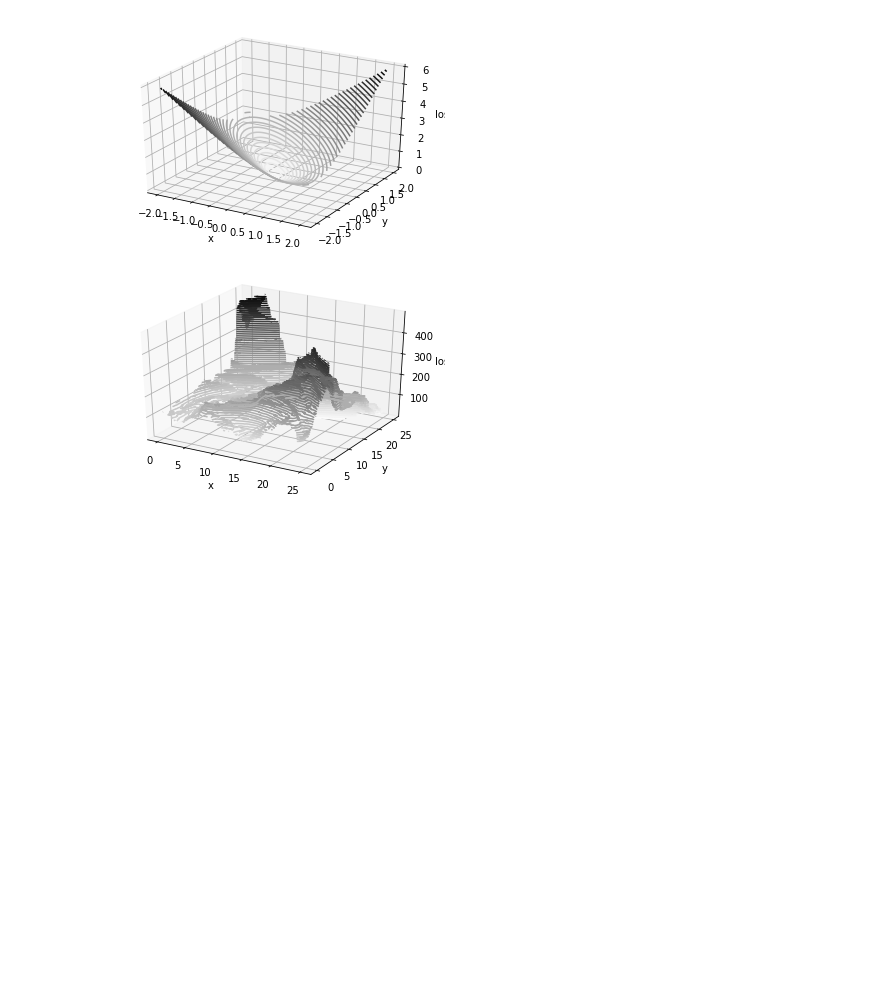
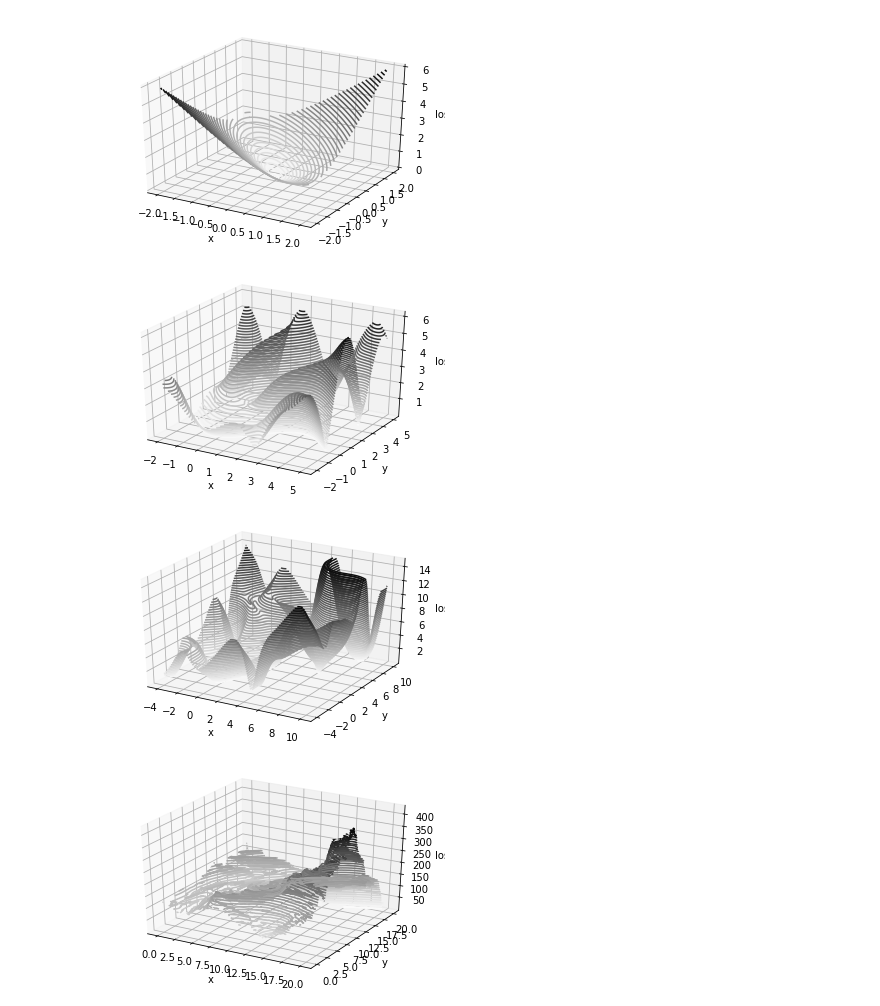
Before and after one commit to bhoov/ngd-vis, a Jupyter notebook: notebook/example_loss_fnc.ipynb, the cells around one changed output. Drawn from its saved outputs; the diff is of its cells as text; code cells hidden in the pictures; blank space fills up the shorter version.

```diff
--- a/notebook/example_loss_fnc.ipynb
+++ b/notebook/example_loss_fnc.ipynb
@@ -119,9 +121,35 @@ def landscape_2d(xy):
 
     loss = z1 ** 2 + z2 ** 2
     return loss, None, None
+
+def landscape_2d_simple(xy):
+    x1,x2 = xy[0,:], xy[1,:]
+
+    y1 = x1 + np.sin(x2);    y2 = np.cos(x1) + x2
+    z1 = y1 * np.sin(y2);    z2 = np.cos(y1) * y2
+
+    loss = z1 ** 2 + z2 ** 2
+    return loss, None, None
+
+def landscape_2d_simple2(xy):
+    x1,x2 = xy[0,:], xy[1,:]
+
+    y1 = x1 + np.sin(x2);    y2 = np.cos(x1) + x2
+    z1 = y1 * np.sin(y2) + np.cos(y1) * y2; z2 = np.sin(y1) * y2 + y1 * np.cos(y2)
+
+    loss = z1 ** 2 + z2 ** 2
+    return loss, None, None
 # %%
-nx = 301; x0 = np.linspace(0,25, nx)
+nx = 201; x0 = np.linspace(-2,5, nx)
+plot_3d(landscape_2d_simple, x0)
 
+
+nx = 201; x0 = np.linspace(-4,10, nx)
+plot_3d(landscape_2d_simple2, x0)
+
+nx = 301; x0 = np.linspace(0,20, nx)
 plot_3d(landscape_2d, x0)
 # %% [output]
-[figure, old version]
+[figure, new version]
+[figure, added]
+[figure, added]
```
Also changed, not shown: parts of 6 cells of this notebook.
